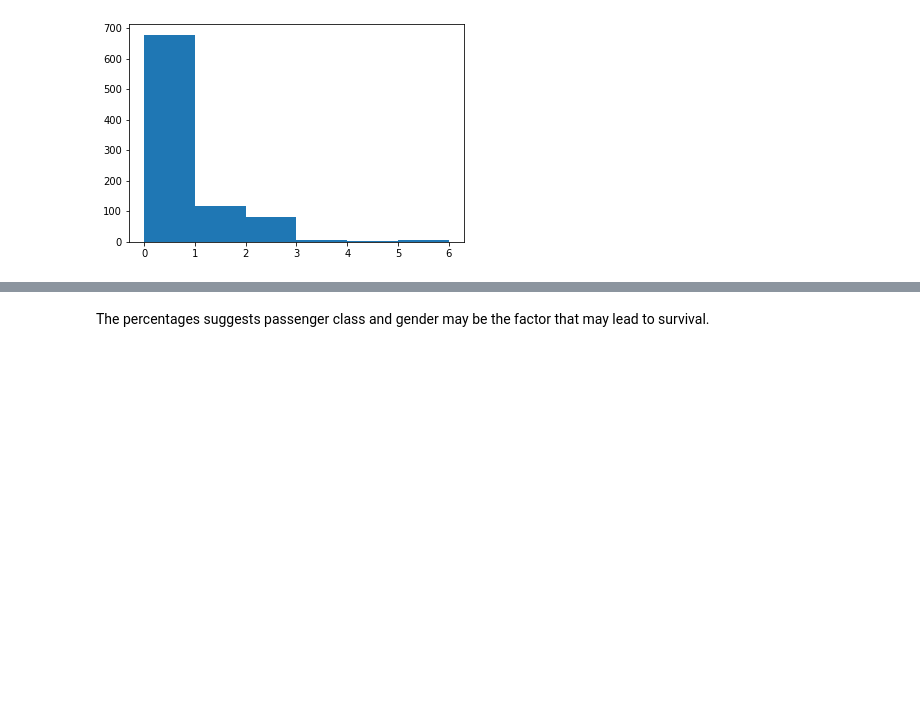
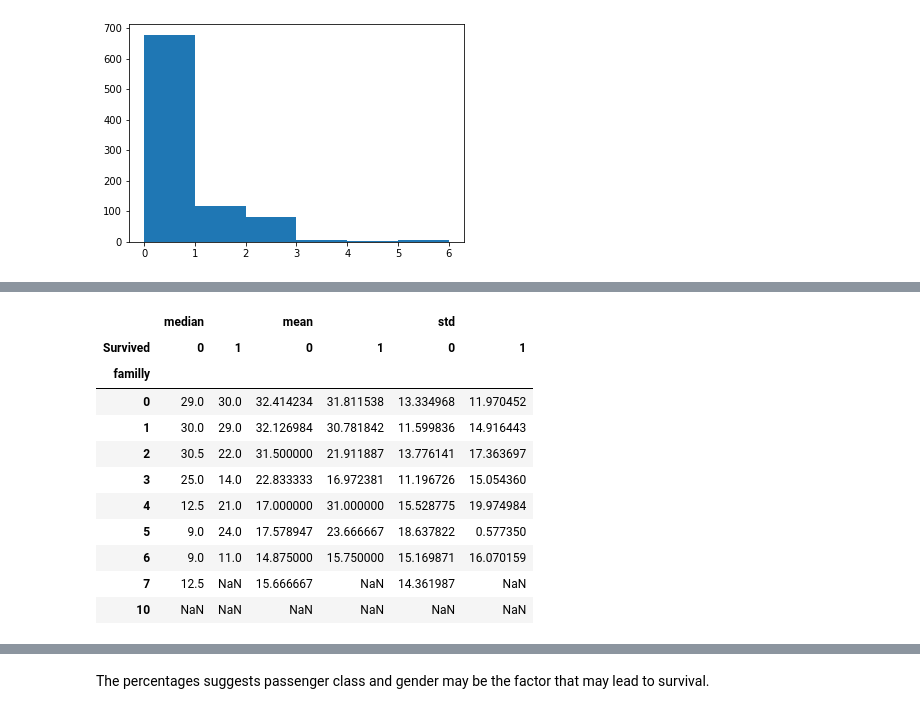
Before and after one commit to patRyserWelch8/KaggleTitanic, a Jupyter notebook: titanic.ipynb, the cells around one changed output, grey strips where cells are left out. Drawn from its saved outputs; the diff is of its cells as text; code cells hidden in the pictures; blank space fills up the shorter version.

```diff
--- a/titanic.ipynb
+++ b/titanic.ipynb
@@ -390,0 +421,17 @@ Name: Parch, dtype: float64
+# %%
+titanic_train["familly"] = titanic_train.SibSp + titanic_train.Parch
+temp =  titanic_train.groupby(["familly","Survived"]).agg([np.median, np.mean, np.std])["Age"]
+temp.unstack()
+# %% [output]
+|  | median |  | mean |  | std |  |
+| Survived | 0 | 1 | 0 | 1 | 0 | 1 |
+| familly |  |  |  |  |  |  |
+| 0 | 29.0 | 30.0 | 32.414234 | 31.811538 | 13.334968 | 11.970452 |
+| 1 | 30.0 | 29.0 | 32.126984 | 30.781842 | 11.599836 | 14.916443 |
+| 2 | 30.5 | 22.0 | 31.500000 | 21.911887 | 13.776141 | 17.363697 |
+| 3 | 25.0 | 14.0 | 22.833333 | 16.972381 | 11.196726 | 15.054360 |
+| 4 | 12.5 | 21.0 | 17.000000 | 31.000000 | 15.528775 | 19.974984 |
+| 5 | 9.0 | 24.0 | 17.578947 | 23.666667 | 18.637822 | 0.577350 |
+| 6 | 9.0 | 11.0 | 14.875000 | 15.750000 | 15.169871 | 16.070159 |
+| 7 | 12.5 | NaN | 15.666667 | NaN | 14.361987 | NaN |
+| 10 | NaN | NaN | NaN | NaN | NaN | NaN |
```
Also changed, not shown: parts of 11 cells of this notebook.
